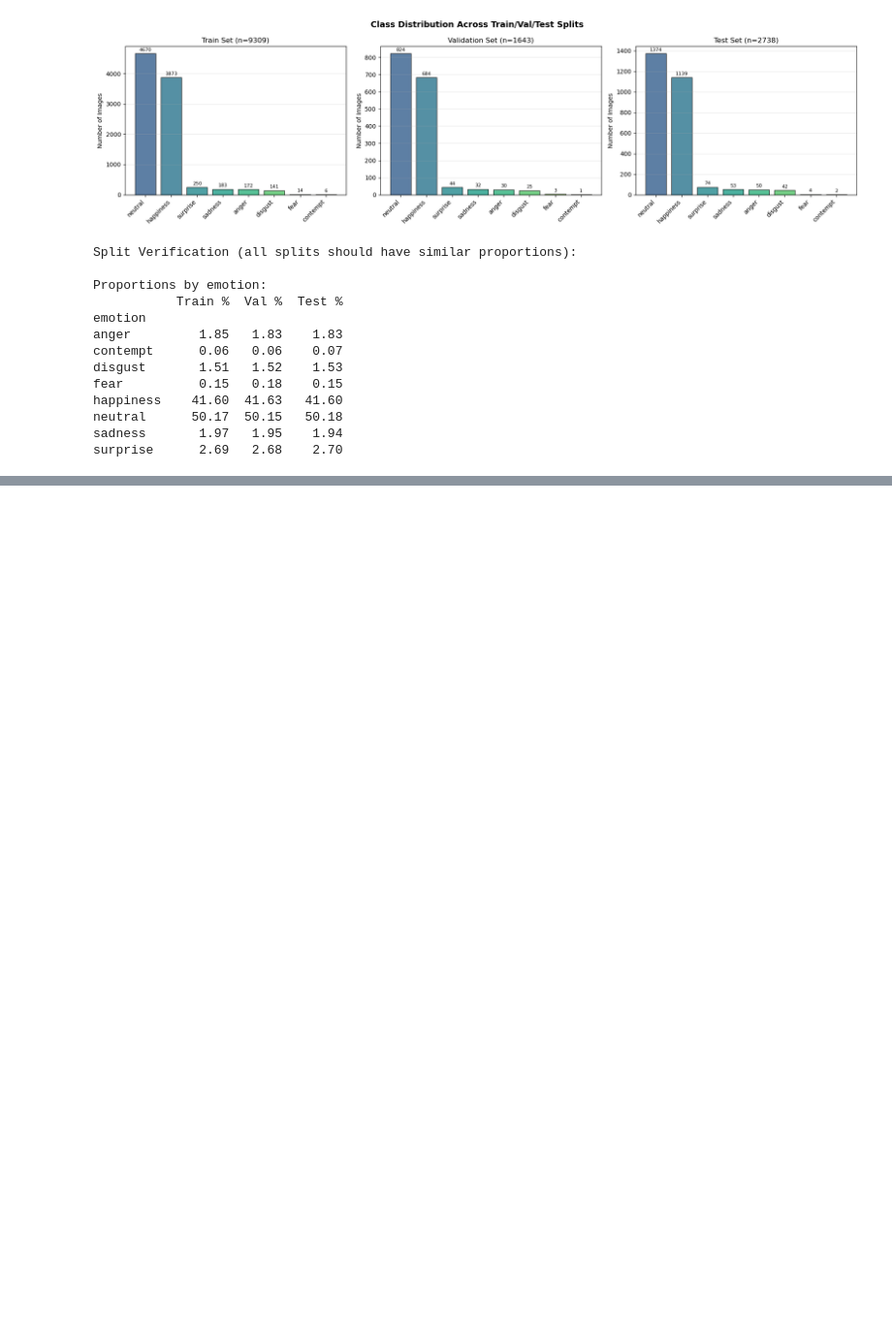
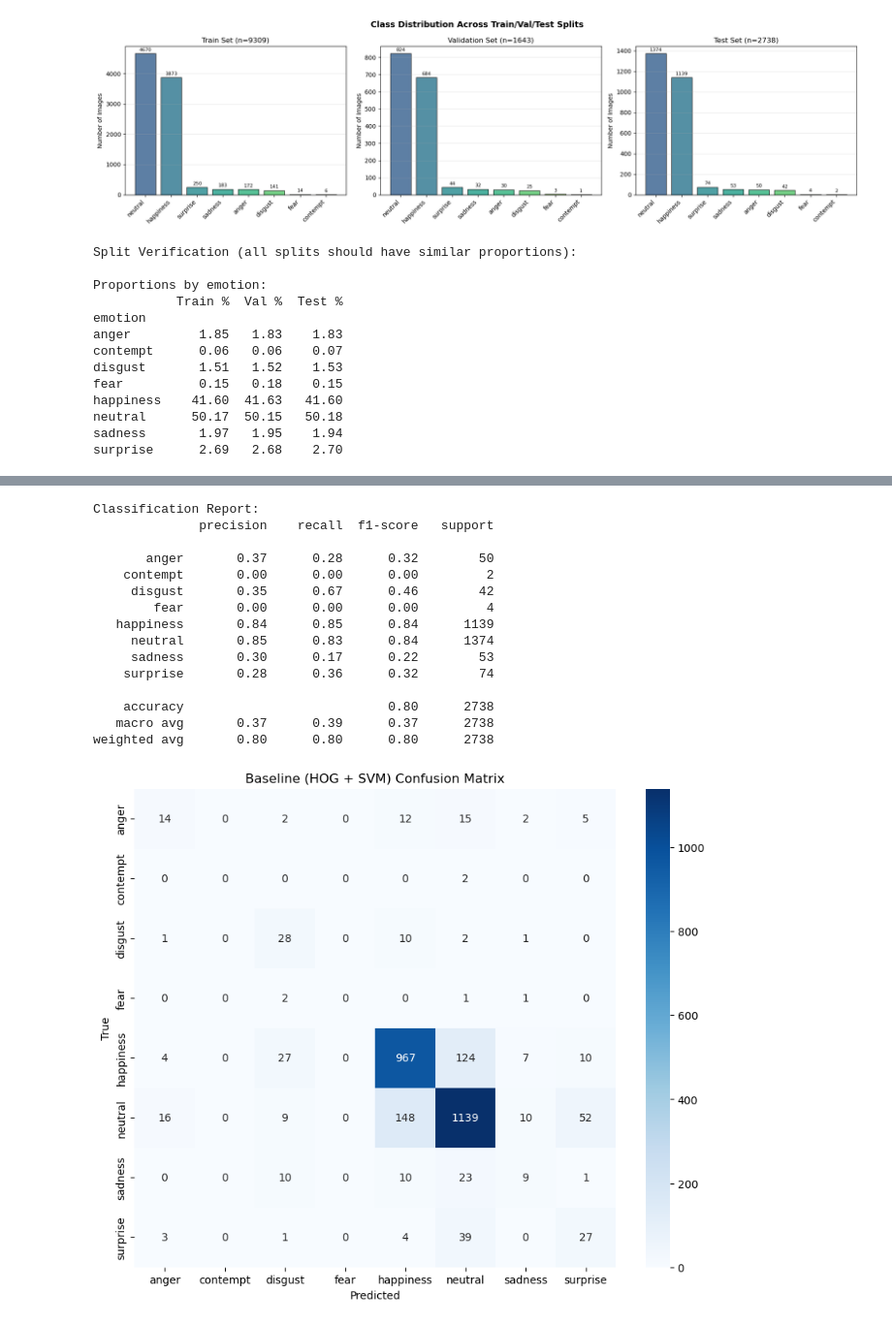
Before and after one commit to virinchiv/EmotionDetection, a Jupyter notebook: data_exploration.ipynb, the cells around one changed output, grey strips where cells are left out. Shown at 97% size. Cells and saved outputs as stored; diff of their text form; code cells hidden in the pictures; blank space fills up the shorter version.

Commit message:
Added SVM+HOG model

```diff
--- a/data_exploration.ipynb
+++ b/data_exploration.ipynb
@@ -578,0 +620,17 @@ surprise      2.69   2.68    2.70
+# %%
+from sklearn.svm import SVC
+from sklearn.metrics import classification_report, confusion_matrix
+import seaborn as sns
+
+# Initialize SVM with RBF kernel and balanced class weights
+svm_model = SVC(
+    kernel='rbf',
+    class_weight='balanced',  # This handles the imbalance automatically
+    C=1.0,                    # Regularization parameter
+    random_state=42,
+    verbose=True
+)
+
+print("Training SVM... (This might take a few minutes)")
+svm_model.fit(X_train_hog, y_train_hog)
+print("Training Complete.")
@@ -578,0 +655,34 @@ surprise      2.69   2.68    2.70
+# %%
+# Predictions
+y_pred = svm_model.predict(X_test_hog)
+
+# 1. Classification Report (Precision/Recall per class)
+print("\nClassification Report:")
+print(classification_report(y_test_hog, y_pred))
+
+# 2. Confusion Matrix
+cm = confusion_matrix(y_test_hog, y_pred, labels=classes)
+
+plt.figure(figsize=(10, 8))
+sns.heatmap(cm, annot=True, fmt='d', cmap='Blues', xticklabels=classes, yticklabels=classes)
+plt.title('Baseline (HOG + SVM) Confusion Matrix')
+plt.xlabel('Predicted')
+plt.ylabel('True')
+plt.show()
+# %% [output]
+Classification Report:
+              precision    recall  f1-score   support
+
+       anger       0.37      0.28      0.32        50
+    contempt       0.00      0.00      0.00         2
+     disgust       0.35      0.67      0.46        42
+        fear       0.00      0.00      0.00         4
+   happiness       0.84      0.85      0.84      1139
+     neutral       0.85      0.83      0.84      1374
+     sadness       0.30      0.17      0.22        53
+    surprise       0.28      0.36      0.32        74
+
+    accuracy                           0.80      2738
+   macro avg       0.37      0.39      0.37      2738
+weighted avg       0.80      0.80      0.80      2738
+[figure, added]
```
Also changed, not shown: parts of 3 cells of this notebook, 1 other file.
